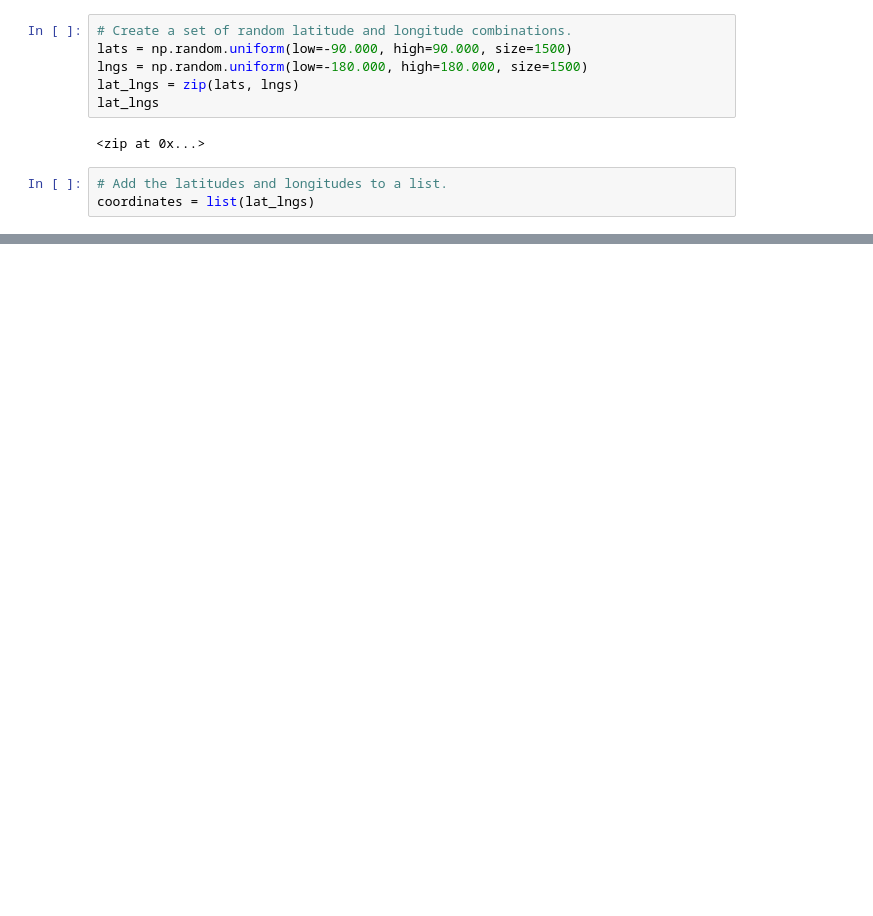
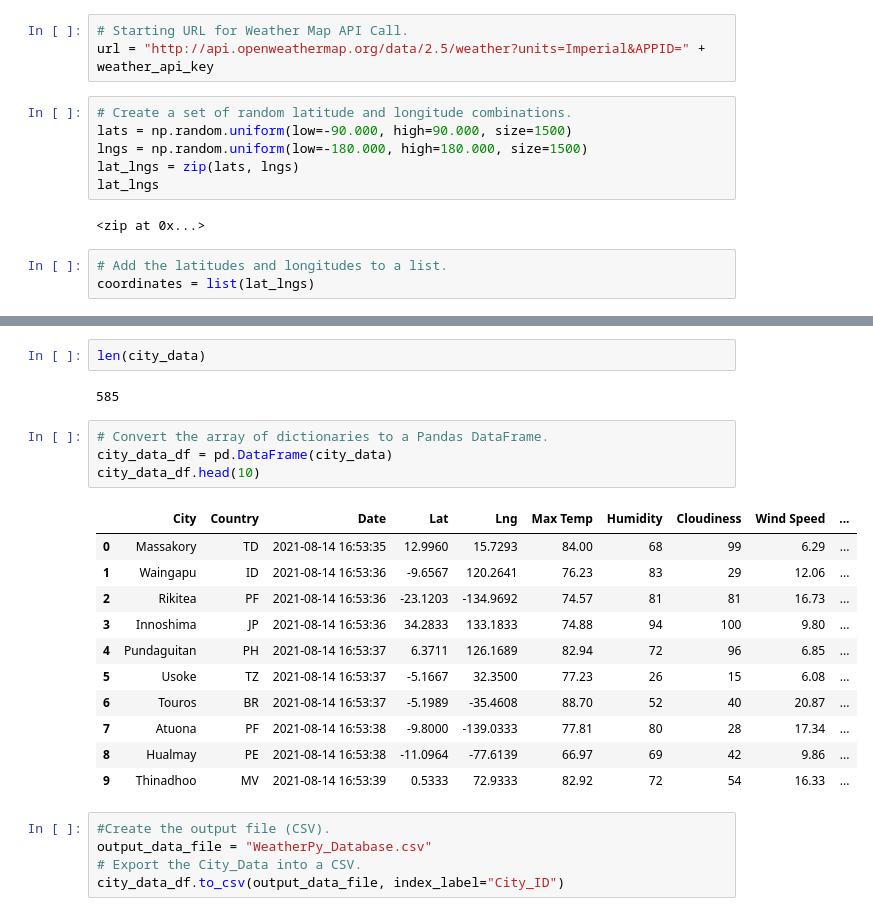
Before and after one commit to CarlosRello/World_Weather_Analysis, a Jupyter notebook: WeatherPy.ipynb, the cells around one changed output, grey strips where cells are left out. Saved outputs shown, nothing was run; the diff lists cells and outputs as text; blank space fills up the shorter version.

```diff
--- a/WeatherPy.ipynb
+++ b/WeatherPy.ipynb
@@ -6,3 +16,6 @@ import numpy as np
+# %%
+# Starting URL for Weather Map API Call.
+url = "http://api.openweathermap.org/data/2.5/weather?units=Imperial&APPID=" + weather_api_key
 # %%
 # Create a set of random latitude and longitude combinations.
 lats = np.random.uniform(low=-90.000, high=90.000, size=1500)
@@ -56,0 +149,25 @@ len(cities)
+# %%
+len(city_data)
+# %% [output]
+585
+# %%
+# Convert the array of dictionaries to a Pandas DataFrame.
+city_data_df = pd.DataFrame(city_data)
+city_data_df.head(10)
+# %% [output]
+|  | City | Country | Date | Lat | Lng | Max Temp | Humidity | Cloudiness | Wind Speed | ... |
+| 0 | Massakory | TD | 2021-08-14 16:53:35 | 12.9960 | 15.7293 | 84.00 | 68 | 99 | 6.29 | ... |
+| 1 | Waingapu | ID | 2021-08-14 16:53:36 | -9.6567 | 120.2641 | 76.23 | 83 | 29 | 12.06 | ... |
+| 2 | Rikitea | PF | 2021-08-14 16:53:36 | -23.1203 | -134.9692 | 74.57 | 81 | 81 | 16.73 | ... |
+| 3 | Innoshima | JP | 2021-08-14 16:53:36 | 34.2833 | 133.1833 | 74.88 | 94 | 100 | 9.80 | ... |
+| 4 | Pundaguitan | PH | 2021-08-14 16:53:37 | 6.3711 | 126.1689 | 82.94 | 72 | 96 | 6.85 | ... |
+| 5 | Usoke | TZ | 2021-08-14 16:53:37 | -5.1667 | 32.3500 | 77.23 | 26 | 15 | 6.08 | ... |
+| 6 | Touros | BR | 2021-08-14 16:53:37 | -5.1989 | -35.4608 | 88.70 | 52 | 40 | 20.87 | ... |
+| 7 | Atuona | PF | 2021-08-14 16:53:38 | -9.8000 | -139.0333 | 77.81 | 80 | 28 | 17.34 | ... |
+| 8 | Hualmay | PE | 2021-08-14 16:53:38 | -11.0964 | -77.6139 | 66.97 | 69 | 42 | 9.86 | ... |
+| 9 | Thinadhoo | MV | 2021-08-14 16:53:39 | 0.5333 | 72.9333 | 82.92 | 72 | 54 | 16.33 | ... |
+# %%
+#Create the output file (CSV).
+output_data_file = "WeatherPy_Database.csv"
+# Export the City_Data into a CSV.
+city_data_df.to_csv(output_data_file, index_label="City_ID")
```
Also changed, not shown: parts of 6 cells of this notebook, 5 other files.
